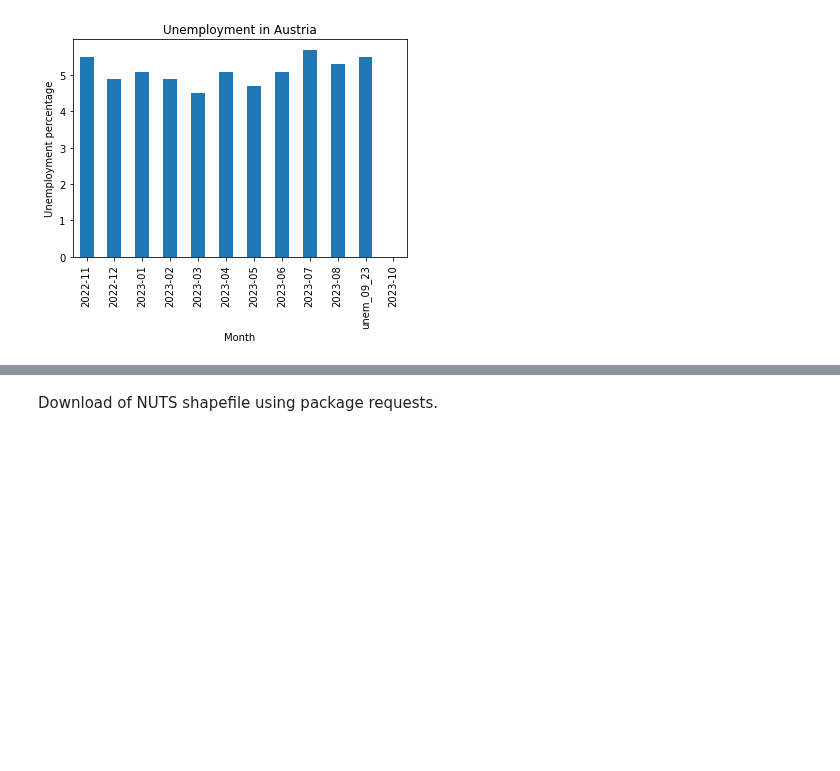
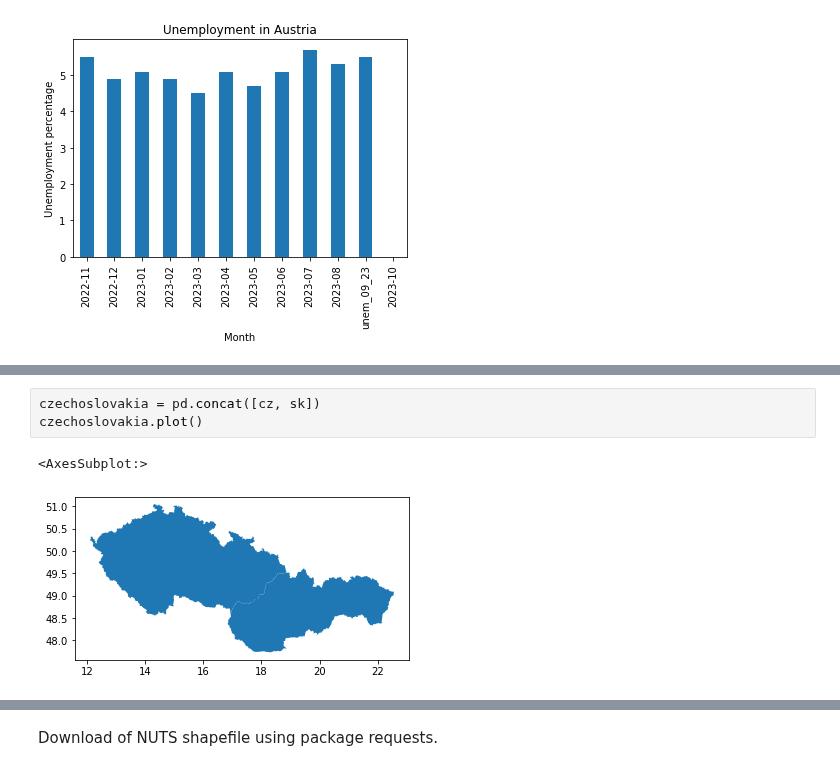
Before and after one commit to GISAdamToth/ArcGIS_Notebooks_thesis, a Jupyter notebook: eurostat/eurostat.ipynb, the cells around one changed output, grey strips where cells are left out. Drawn from its saved outputs; the diff is of its cells as text; blank space fills up the shorter version.

```diff
--- a/eurostat/eurostat.ipynb
+++ b/eurostat/eurostat.ipynb
@@ -174,0 +174,6 @@ _ = ax.set_ylabel('Unemployment percentage')
+# %%
+czechoslovakia = pd.concat([cz, sk])
+czechoslovakia.plot()
+# %% [output]
+<AxesSubplot:>
+[figure, added]
```
Also changed, not shown: parts of 12 cells of this notebook.
